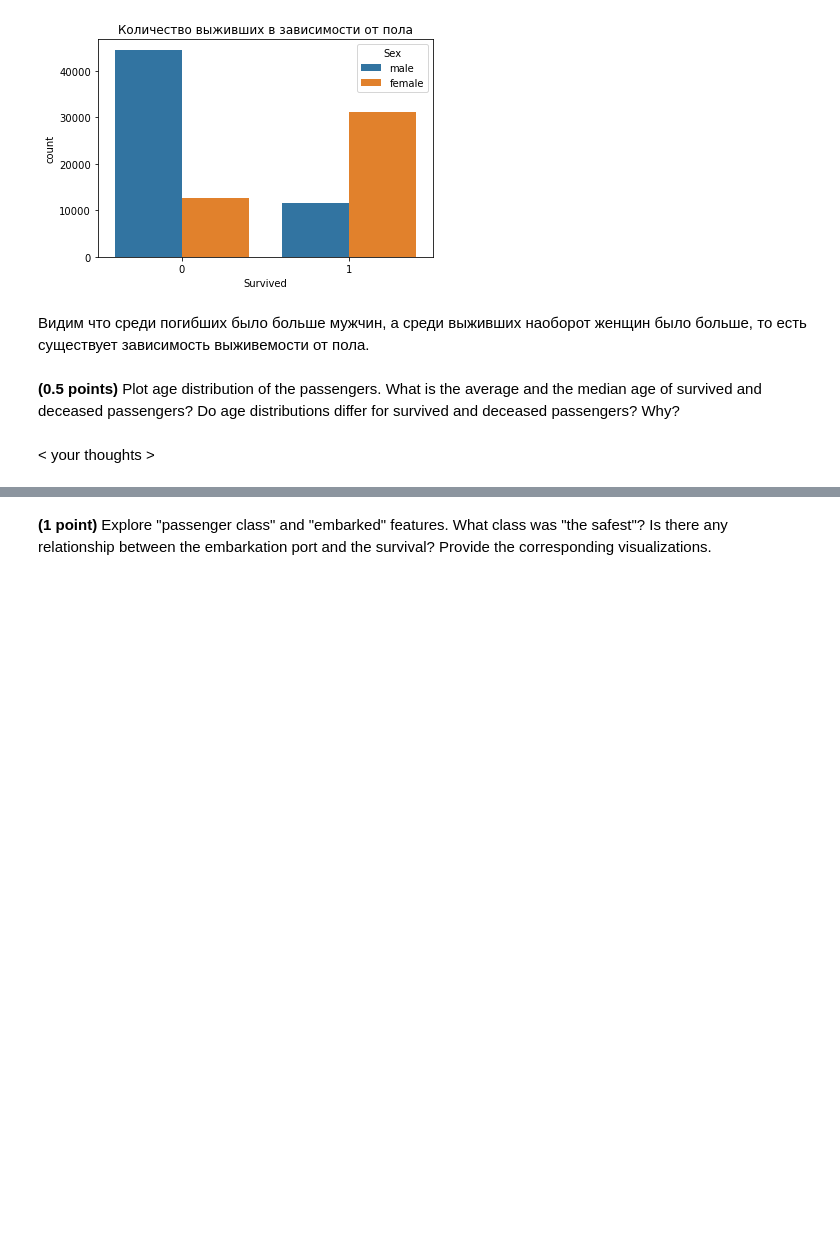
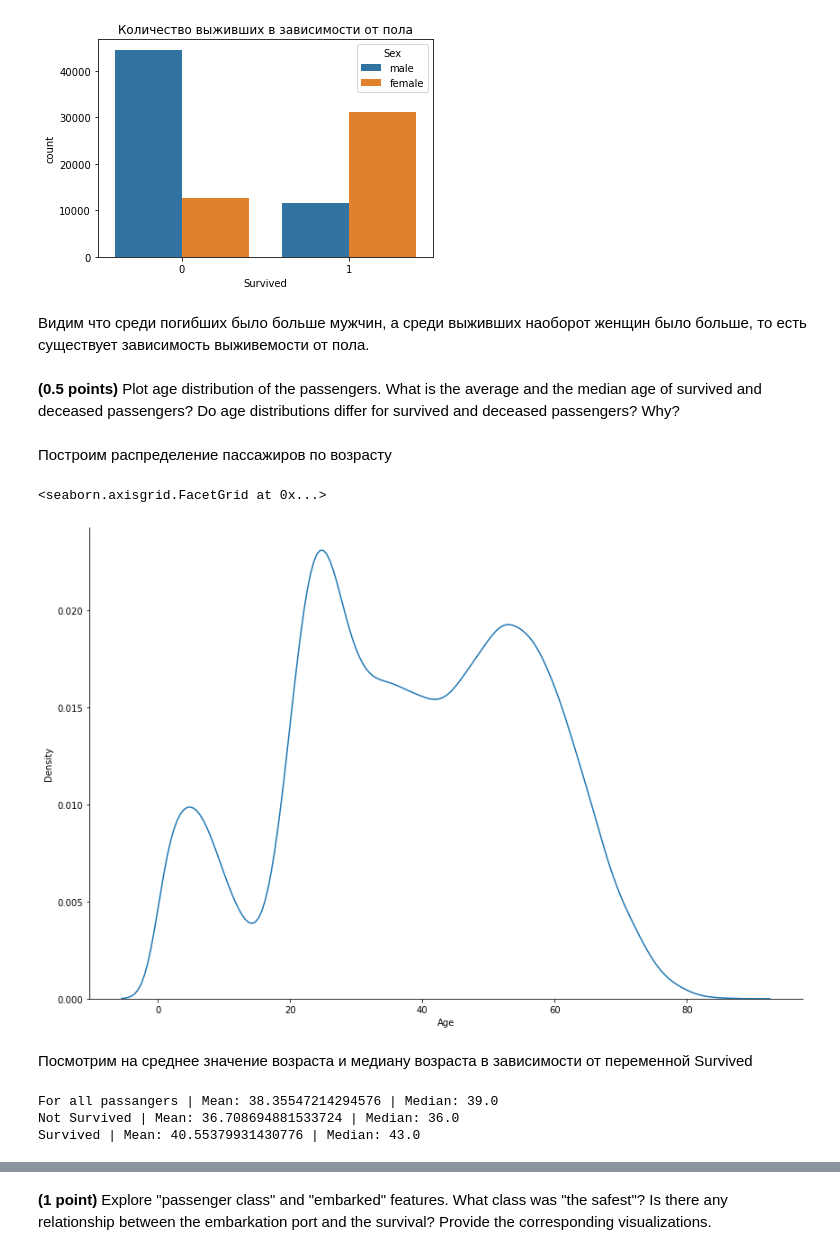
Before and after one commit to AlexeyZubar/Classification_linear_knn, a Jupyter notebook: hw_classification.ipynb, the cells around one changed output, grey strips where cells are left out. Cells and saved outputs as stored; diff of their text form; code cells hidden in the pictures; blank space fills up the shorter version.

```diff
--- a/hw_classification.ipynb
+++ b/hw_classification.ipynb
@@ -701,2 +707,17 @@ plt.show()
-# %% [markdown]
-< your thoughts >
+# %% [markdown]
+Построим распределение пассажиров по возрасту
+# %%
+sns.displot(data=data, x="Age", kind="kde",height=8,aspect=1.5)
+# %% [output]
+<seaborn.axisgrid.FacetGrid at 0x...>
+[figure, added]
+# %% [markdown]
+Посмотрим на среднее значение возраста и медиану возраста в зависимости от переменной Survived
+# %%
+print('For all passangers |','Mean:',data['Age'].mean(),'| Median:',data['Age'].median())
+print('Not Survived |','Mean:',data[data['Survived']==0]['Age'].mean(),'| Median:',data[data['Survived']==0]['Age'].median())
+print('Survived |','Mean:',data[data['Survived']==1]['Age'].mean(),'| Median:',data[data['Survived']==1]['Age'].median())
+# %% [output]
+For all passangers | Mean: 38.35547214294576 | Median: 39.0
+Not Survived | Mean: 36.708694881533724 | Median: 36.0
+Survived | Mean: 40.55379931430776 | Median: 43.0
```
Also changed, not shown: parts of 50 cells of this notebook.
